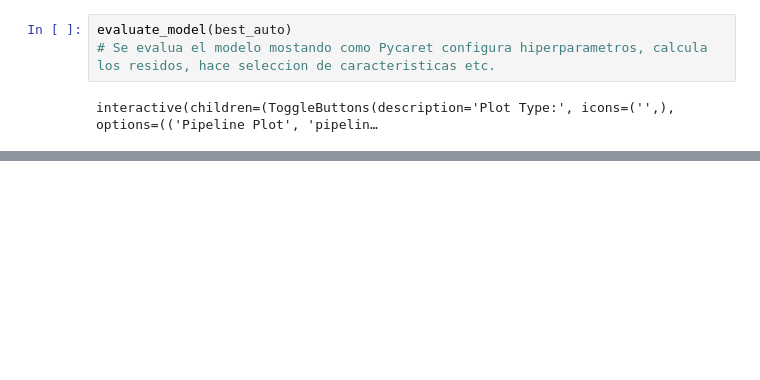
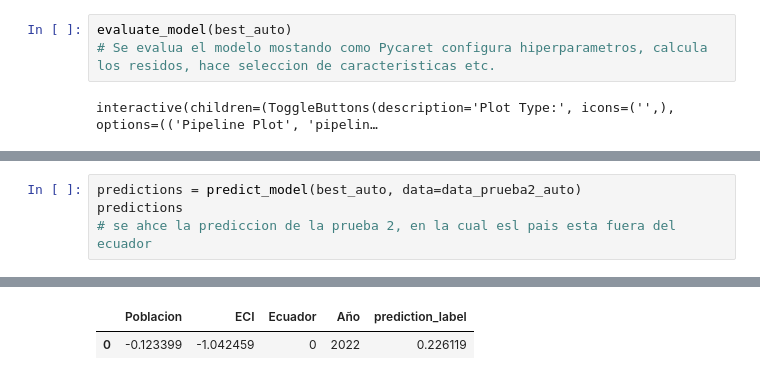
Before and after one commit to SantiagoGS97/Proyecto, a Jupyter notebook: Proyecto.ipynb, the cells around one changed output, grey strips where cells are left out. Saved outputs shown, nothing was run; the diff lists cells and outputs as text; blank space fills up the shorter version.

```diff
--- a/Proyecto.ipynb
+++ b/Proyecto.ipynb
@@ -523,0 +606,5 @@ interactive(children=(ToggleButtons(description='Plot Type:', icons=('',), optio
+# %%
+predictions = predict_model(best_auto, data=data_prueba2_auto)
+predictions
+# se ahce la prediccion de la prueba 2, en la cual esl pais esta fuera del ecuador
+# %% [output]
@@ -523,0 +612,2 @@ interactive(children=(ToggleButtons(description='Plot Type:', icons=('',), optio
+|  | Poblacion | ECI | Ecuador | Año | prediction_label |
+| 0 | -0.123399 | -1.042459 | 0 | 2022 | 0.226119 |
```
Also changed, not shown: parts of 24 cells of this notebook, 1 other file.
